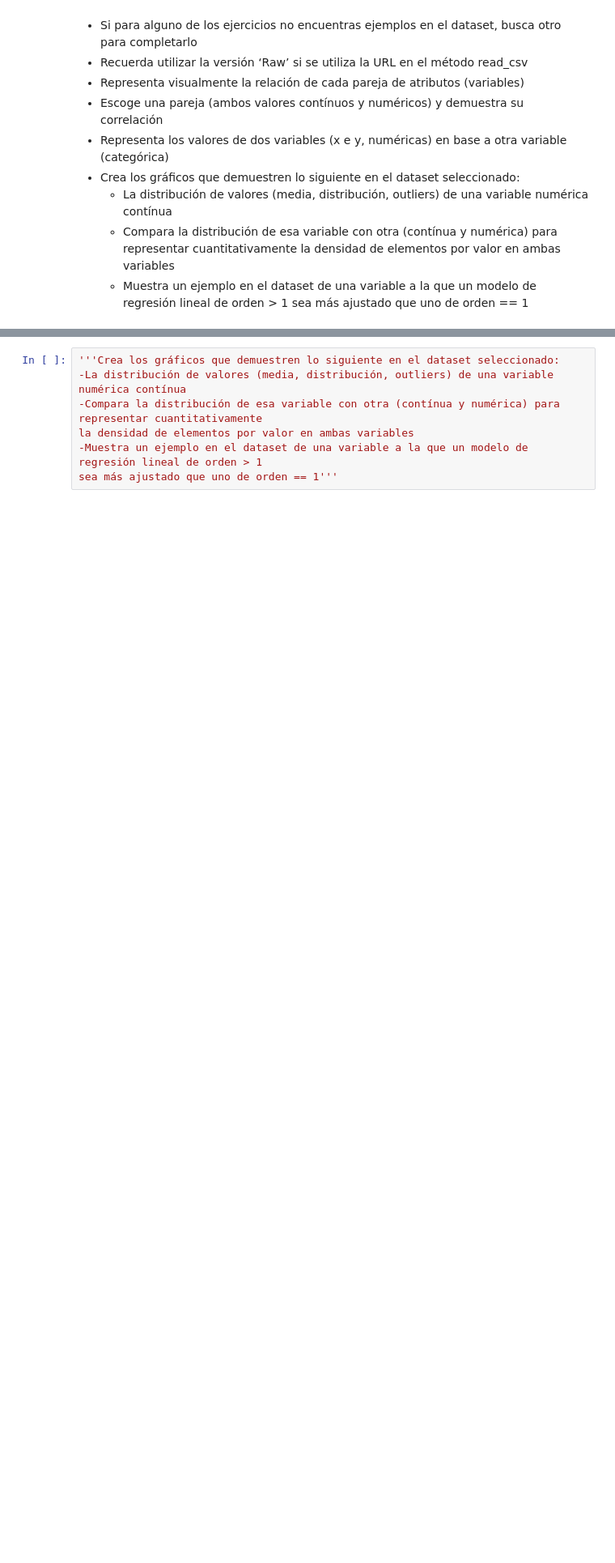
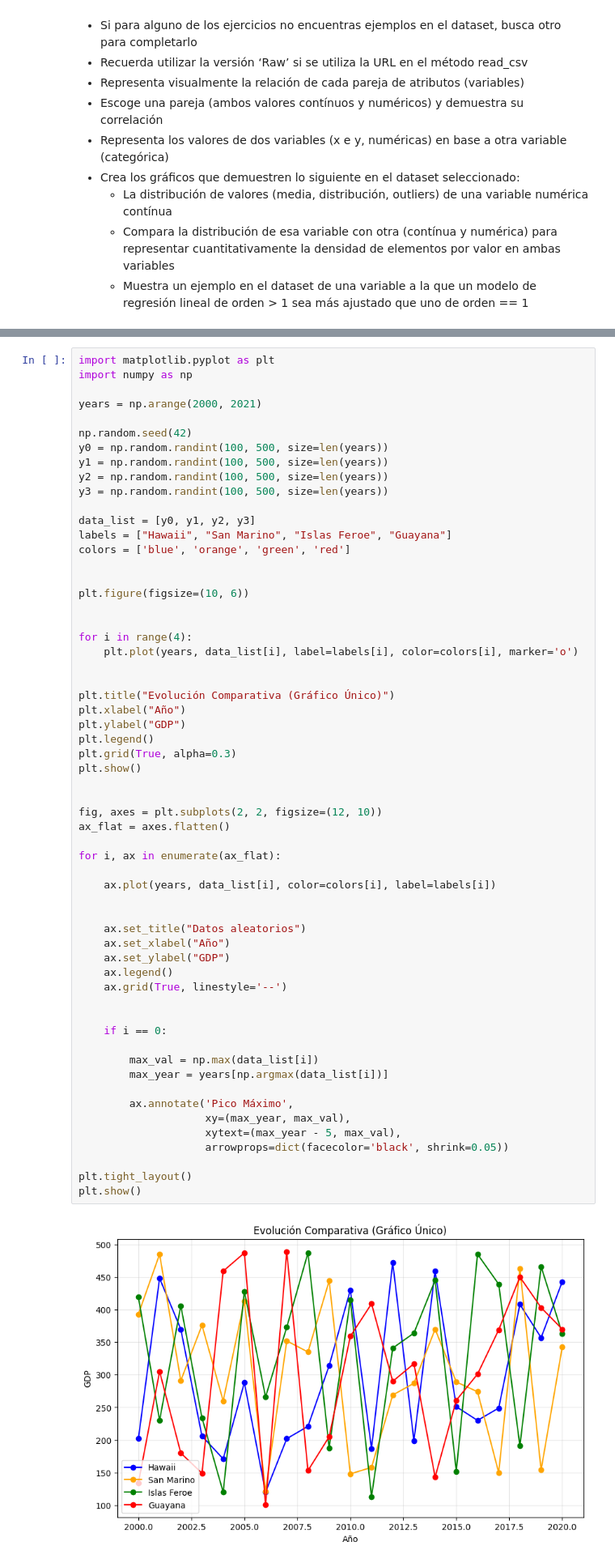
Before and after one commit to LeslyBc/machine2026, a Jupyter notebook: Matplotlib.ipynb, the cells around one changed output, grey strips where cells are left out. Shown at 81% size. Drawn from its saved outputs; the diff is of its cells as text; blank space fills up the shorter version.

Commit message:
Transcripcion Matplotlib - con ejercicioscompleto

```diff
--- a/Matplotlib.ipynb
+++ b/Matplotlib.ipynb
@@ -738,7 +701,61 @@ https://github.com/mwaskom/seaborn-data'''
 # %%
-'''Crea los gráficos que demuestren lo siguiente en el dataset seleccionado:
--La distribución de valores (media, distribución, outliers) de una variable numérica contínua
--Compara la distribución de esa variable con otra (contínua y numérica) para representar cuantitativamente
-la densidad de elementos por valor en ambas variables
--Muestra un ejemplo en el dataset de una variable a la que un modelo de regresión lineal de orden > 1
-sea más ajustado que uno de orden == 1'''
+import matplotlib.pyplot as plt
+import numpy as np
+
+years = np.arange(2000, 2021)
+
+np.random.seed(42)
+y0 = np.random.randint(100, 500, size=len(years))
+y1 = np.random.randint(100, 500, size=len(years))
+y2 = np.random.randint(100, 500, size=len(years))
+y3 = np.random.randint(100, 500, size=len(years))
+
+data_list = [y0, y1, y2, y3]
+labels = ["Hawaii", "San Marino", "Islas Feroe", "Guayana"]
+colors = ['blue', 'orange', 'green', 'red']
+
+
+plt.figure(figsize=(10, 6))
+
+
+for i in range(4):
+    plt.plot(years, data_list[i], label=labels[i], color=colors[i], marker='o')
+
+
+plt.title("Evolución Comparativa (Gráfico Único)")
+plt.xlabel("Año")
+plt.ylabel("GDP")
+plt.legend()
+plt.grid(True, alpha=0.3)
+plt.show()
+
+
+fig, axes = plt.subplots(2, 2, figsize=(12, 10))
+ax_flat = axes.flatten()
+
+for i, ax in enumerate(ax_flat):
+
+    ax.plot(years, data_list[i], color=colors[i], label=labels[i])
+
+
+    ax.set_title("Datos aleatorios")
+    ax.set_xlabel("Año")
+    ax.set_ylabel("GDP")
+    ax.legend()
+    ax.grid(True, linestyle='--')
+
+
+    if i == 0:
+
+        max_val = np.max(data_list[i])
+        max_year = years[np.argmax(data_list[i])]
+
+        ax.annotate('Pico Máximo',
+                    xy=(max_year, max_val),
+                    xytext=(max_year - 5, max_val),
+                    arrowprops=dict(facecolor='black', shrink=0.05))
+
+plt.tight_layout()
+plt.show()
+# %% [output]
+[figure, added]
```
Also changed, not shown: parts of 21 cells of this notebook.
